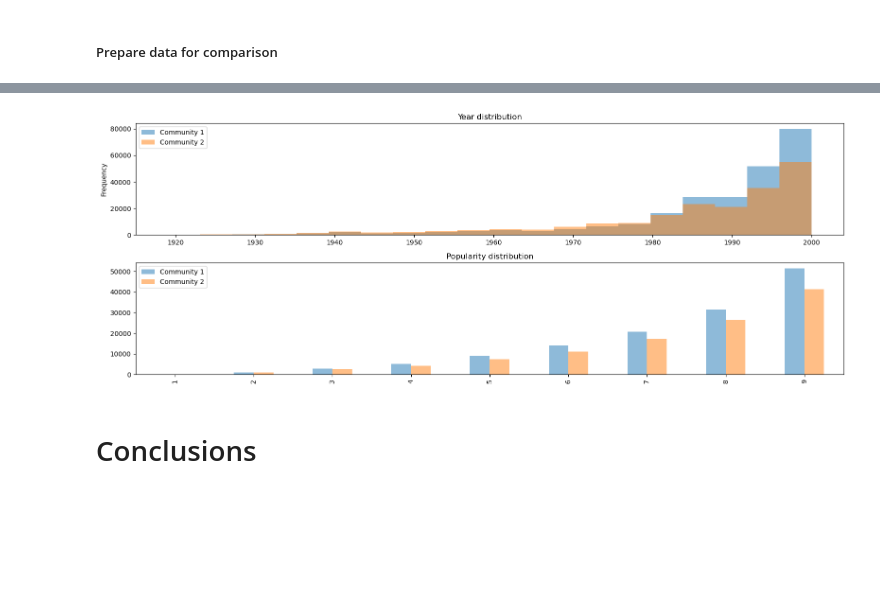
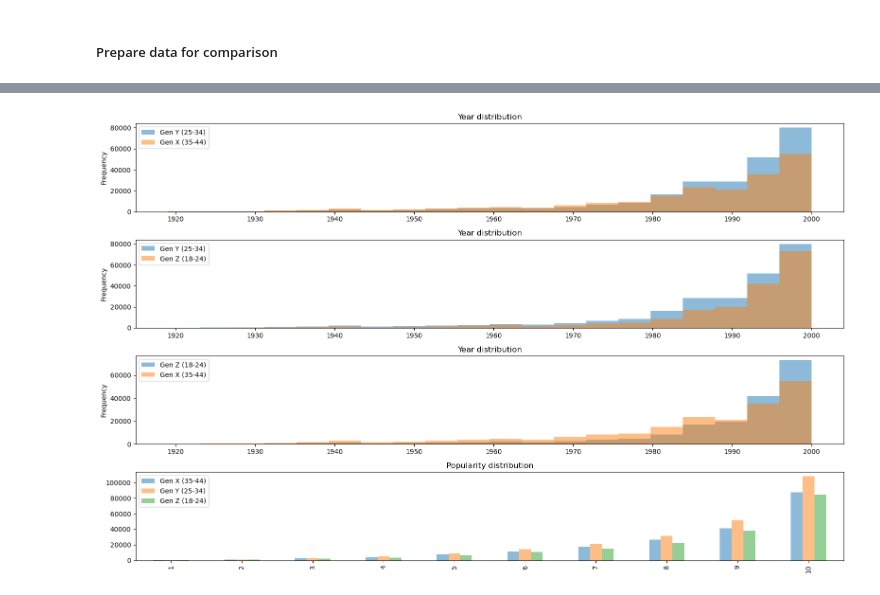
Before and after one commit to AngeloLongano/graph_analytics_movie_dataset, a Jupyter notebook: 3_research_questions.ipynb, the cells around one changed output, grey strips where cells are left out. Drawn from its saved outputs; the diff is of its cells as text; code cells hidden in the pictures; blank space fills up the shorter version.

```diff
--- a/3_research_questions.ipynb
+++ b/3_research_questions.ipynb
@@ -188,7 +181,6 @@ result = gds.run_cypher(
         topK: 100,
         concurrency: 1,
         randomSeed: 42,
-        similarityCutoff: 0.7,
         nodeProperties: ['binaryGender','age','occupation', 'activity','favoriteMonth']})
     """
 )
@@ -212,7 +202,6 @@ result = gds.run_cypher(
         topK: 100,
         concurrency: 1,
         randomSeed: 42,
-        similarityCutoff: 0.7,
         nodeProperties: ['popularity','favoriteMonth','year']})
     """
 )
@@ -581,8 +575,7 @@ result = gds.run_cypher(
 
     """
 )
-communityId1 = result.iloc[0]["communityId"]
-communityId2 = result.iloc[1]["communityId"]
+communities = result["communityId"].to_dict()
 result
 # %% [output]
 |  | communityId | numNodes |
@@ -718,13 +760,19 @@ plt.tight_layout()
 # %%
 movies_1 = gds.run_cypher(
     f"""
-    MATCH (u:User WHERE u.communityId={communityId1})-[r:RATED]->(m:Movie)
+    MATCH (u:User WHERE u.communityId={communities[0]})-[r:RATED]->(m:Movie)
     RETURN m.title AS title, m.year AS year, m.popularity AS popularity
     """
 )
 movies_2 = gds.run_cypher(
     f"""
-    MATCH (u:User WHERE u.communityId={communityId2})-[r:RATED]->(m:Movie)
+    MATCH (u:User WHERE u.communityId={communities[1]})-[r:RATED]->(m:Movie)
     RETURN m.title AS title, m.year AS year, m.popularity AS popularity
     """
 )
+movies_3 = gds.run_cypher(
+    f"""
+    MATCH (u:User WHERE u.communityId={communities[2]})-[r:RATED]->(m:Movie)
+    RETURN m.title AS title, m.year AS year, m.popularity AS popularity
+    """
+)
@@ -733,29 +786,44 @@ movies_2 = gds.run_cypher(
 # %%
-fig, axs = plt.subplots(2, 1, figsize=(16, 6))
+fig, axs = plt.subplots(4, 1, figsize=(16, 10))
 
-popularity_label = pd.Series(index=range(1, 10)).fillna(0).astype(int)
+popularity_label = pd.Series(index=range(1, 11)).fillna(0).astype(int)
 
 pd.DataFrame(
     {
-        "Community 1": movies_1["year"].sort_values(),
-        "Community 2": movies_2["year"].sort_values(),
+        "Gen Y (25-34)": movies_1["year"].sort_values(),
+        "Gen X (35-44)": movies_2["year"].sort_values(),
     }
 ).plot(kind="hist", bins=20, alpha=0.5, title="Year distribution", ax=axs[0])
 
 pd.DataFrame(
     {
-        "Community 1": popularity_label.combine(
+        "Gen Y (25-34)": movies_1["year"].sort_values(),
+        "Gen Z (18-24)": movies_3["year"].sort_values(),
+    }
+).plot(kind="hist", bins=20, alpha=0.5, title="Year distribution", ax=axs[1])
+
+pd.DataFrame(
+    {
+        "Gen Z (18-24)": movies_3["year"].sort_values(),
+        "Gen X (35-44)": movies_2["year"].sort_values(),
+    }
+).plot(kind="hist", bins=20, alpha=0.5, title="Year distribution", ax=axs[2])
+
+pd.DataFrame(
+    {
+        "Gen X (35-44)": popularity_label.combine(
+            movies_2["popularity"].value_counts(), max
+        ),
+        "Gen Y (25-34)": popularity_label.combine(
             movies_1["popularity"].value_counts(), max
         ),
-        "Community 2": popularity_label.combine(
-            movies_2["popularity"].value_counts(), max
+        "Gen Z (18-24)": popularity_label.combine(
+            movies_3["popularity"].value_counts(), max
         ),
     },
-    index=range(1, 10),
-).plot(kind="bar", alpha=0.5, title="Popularity distribution", ax=axs[1])
+    index=range(1, 11),
+).plot(kind="bar", alpha=0.5, title="Popularity distribution", ax=axs[3])
 
 plt.tight_layout()
 # %% [output]
-[figure, old version]
+[figure, new version]
-# %% [markdown]
-# Conclusions
```
Also changed, not shown: parts of 37 cells of this notebook, 1 other file.
